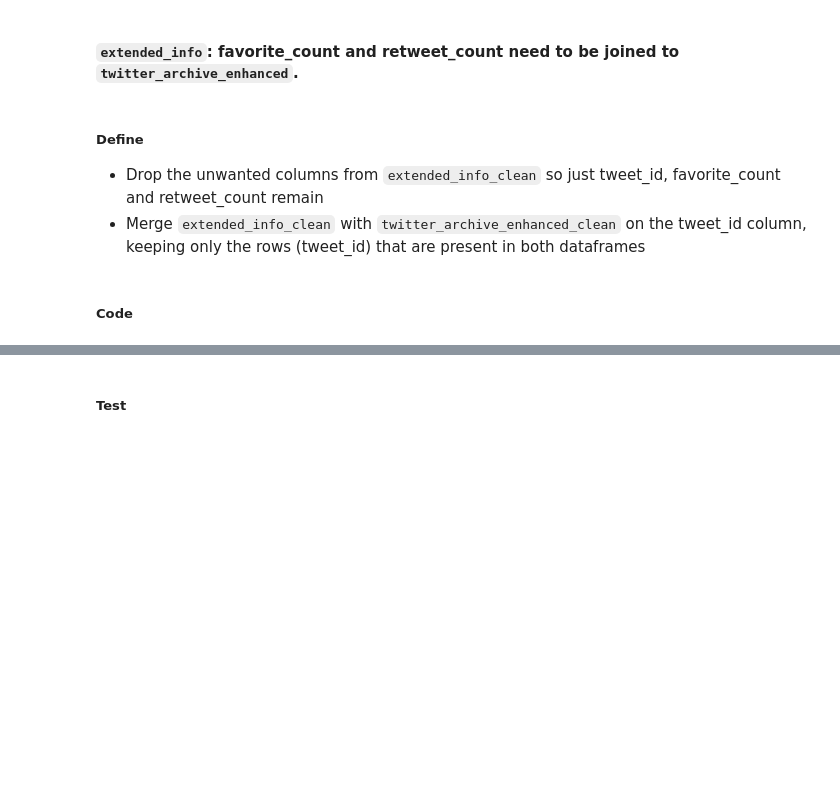
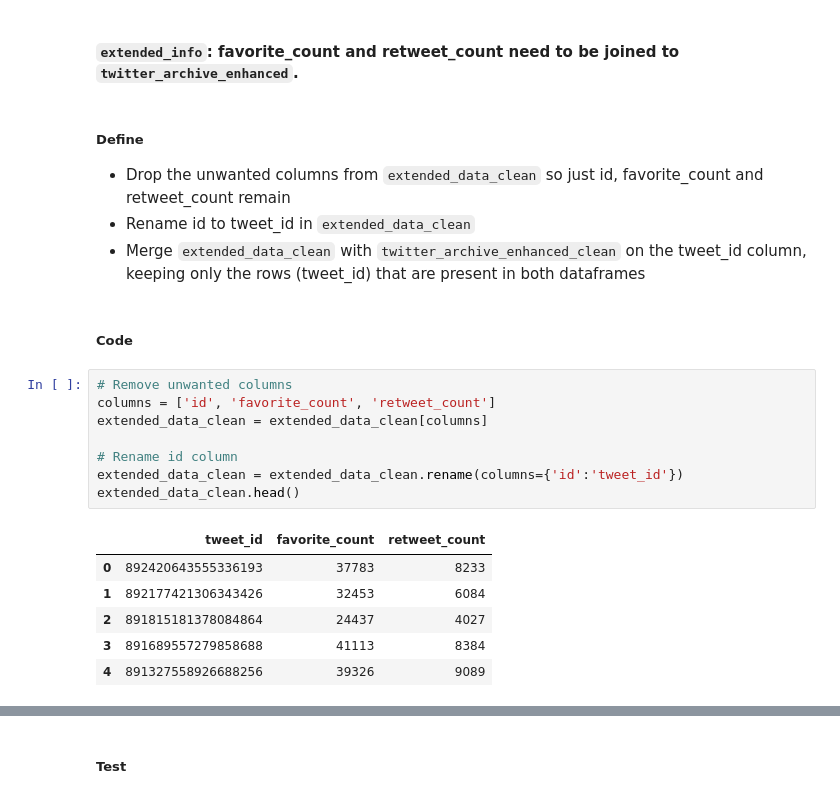
Before and after one commit to Jeffro80/DAND_Wrangle_Data, a Jupyter notebook: wrangle_act.ipynb, the cells around one changed output, grey strips where cells are left out. Saved outputs shown, nothing was run; the diff lists cells and outputs as text; blank space fills up the shorter version.

Commit message:
refactor: Add code for merging extended_data and twitter_archive
Merged extendd_data and twitter_archive on tweet_id to merge in
retweet_count and favorite_count values.

```diff
--- a/wrangle_act.ipynb
+++ b/wrangle_act.ipynb
@@ -330,7 +330,23 @@ extended_data_clean = extended_data.copy()
 #### `extended_info`: favorite_count and retweet_count need to be joined to `twitter_archive_enhanced`.
 # %% [markdown]
 ##### Define
-- Drop the unwanted columns from `extended_info_clean` so just tweet_id, favorite_count and retweet_count remain
-- Merge `extended_info_clean` with `twitter_archive_enhanced_clean` on the tweet_id column, keeping only the rows (tweet_id) that are present in both dataframes
+- Drop the unwanted columns from `extended_data_clean` so just id, favorite_count and retweet_count remain
+- Rename id to tweet_id in `extended_data_clean`
+- Merge `extended_data_clean` with `twitter_archive_enhanced_clean` on the tweet_id column, keeping only the rows (tweet_id) that are present in both dataframes
 # %% [markdown]
 ##### Code
+# %%
+# Remove unwanted columns
+columns = ['id', 'favorite_count', 'retweet_count']
+extended_data_clean = extended_data_clean[columns]
+
+# Rename id column
+extended_data_clean = extended_data_clean.rename(columns={'id':'tweet_id'})
+extended_data_clean.head()
+# %% [output]
+|  | tweet_id | favorite_count | retweet_count |
+| 0 | 892420643555336193 | 37783 | 8233 |
+| 1 | 892177421306343426 | 32453 | 6084 |
+| 2 | 891815181378084864 | 24437 | 4027 |
+| 3 | 891689557279858688 | 41113 | 8384 |
+| 4 | 891327558926688256 | 39326 | 9089 |
```
Also changed, not shown: parts of 4 cells of this notebook.
